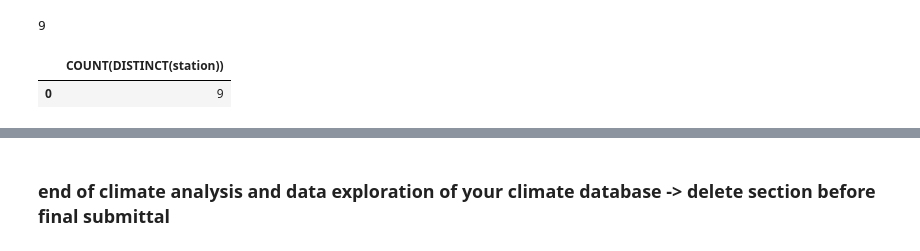
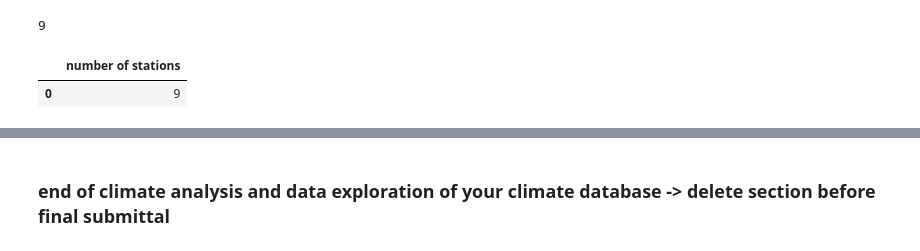
Before and after one commit to frederikdebruyker/hw10, a Jupyter notebook: climate_starter.ipynb, the cells around one changed output, grey strips where cells are left out. Saved outputs shown, nothing was run; the diff lists cells and outputs as text; code cells hidden in the pictures.

```diff
--- a/climate_starter.ipynb
+++ b/climate_starter.ipynb
@@ -192,8 +192,9 @@ len(station_df)
 # %%
 # Design a query to show how many stations are available in this dataset?
 # get data from SQL and store in dataframe
-station_count_df = pd.read_sql("SELECT COUNT(DISTINCT(station)) FROM Station", conn)
+sql_statement="SELECT COUNT(DISTINCT(station)) AS 'number of stations' FROM Station"
+station_count_df = pd.read_sql(sql_statement, conn)
 station_count_df
 # %% [output]
-|  | COUNT(DISTINCT(station)) |
+|  | number of stations |
 | 0 | 9 |
```
Also changed, not shown: parts of 1 cell of this notebook.
